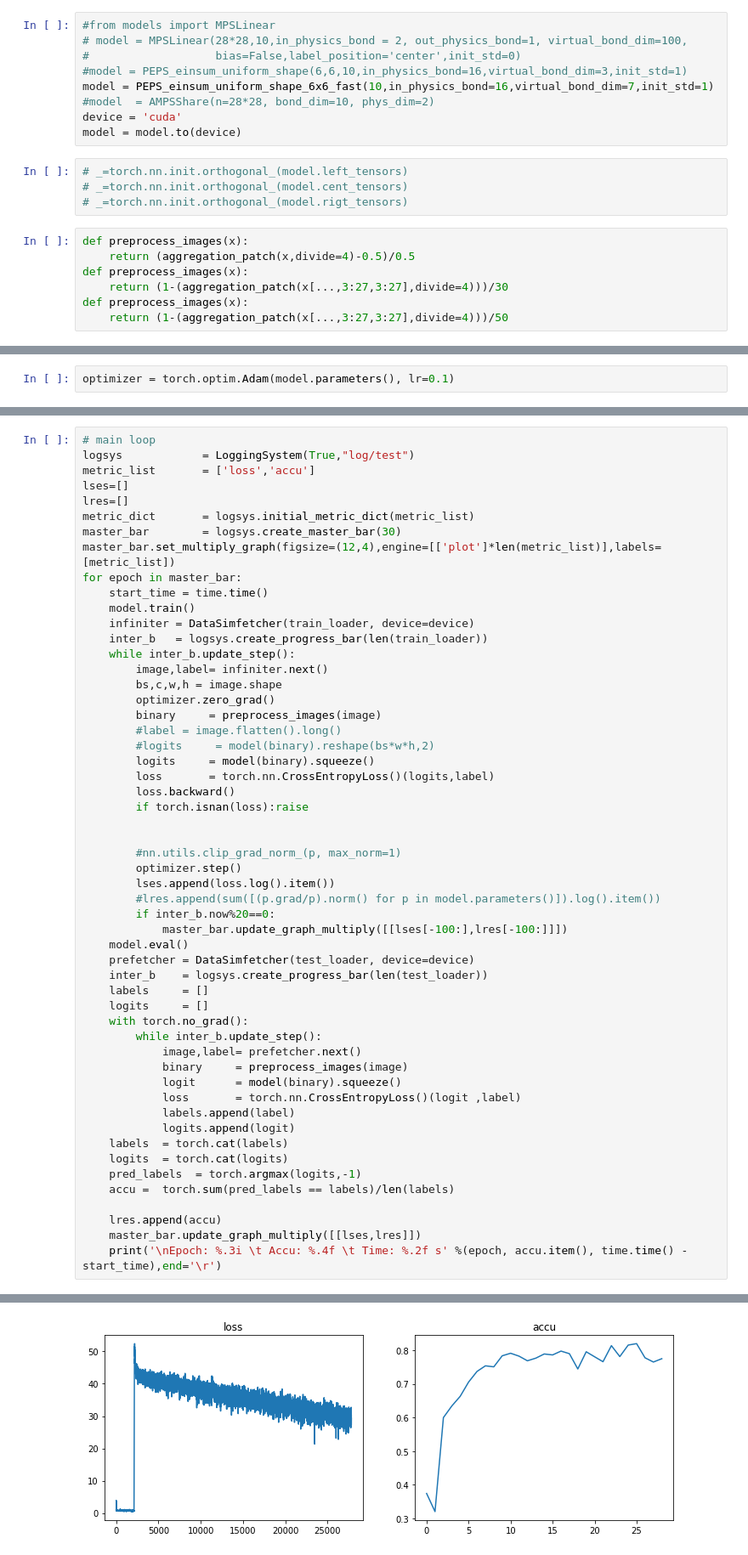
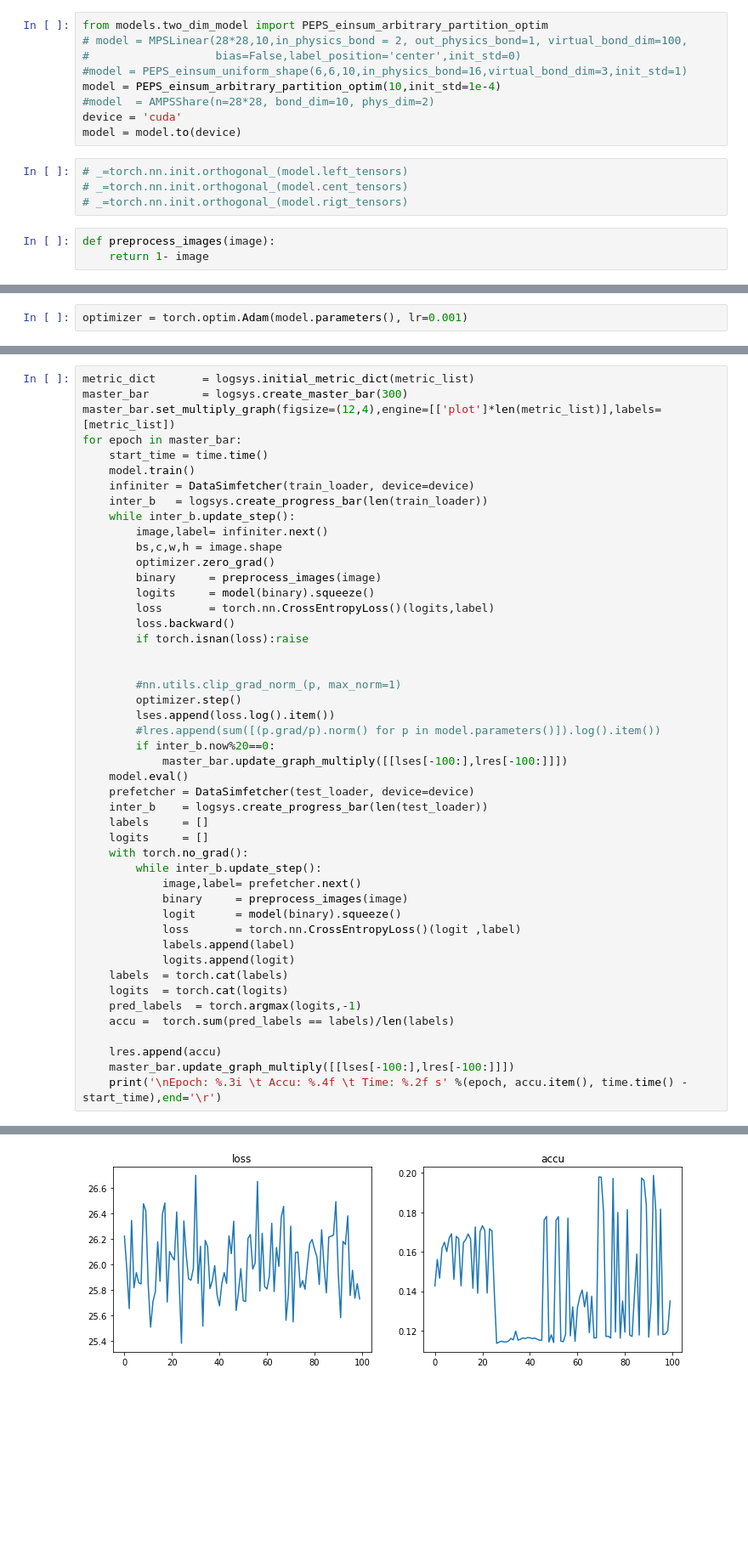
Before and after one commit to veya2ztn/TNproject, a Jupyter notebook: Model and Train.ipynb, the cells around one changed output, grey strips where cells are left out. Shown at 85% size. Cells and saved outputs as stored; diff of their text form; blank space fills up the shorter version.

Commit message:
add arbitary partition

```diff
--- a/Model and Train.ipynb
+++ b/Model and Train.ipynb
@@ -2534,9 +2769,9 @@ test_loader = torch.utils.data.DataLoader(dataset=mnist_test , batch_size=64, sh
 # %%
-#from models import MPSLinear
+from models.two_dim_model import PEPS_einsum_arbitrary_partition_optim
 # model = MPSLinear(28*28,10,in_physics_bond = 2, out_physics_bond=1, virtual_bond_dim=100,
 #                   bias=False,label_position='center',init_std=0)
 #model = PEPS_einsum_uniform_shape(6,6,10,in_physics_bond=16,virtual_bond_dim=3,init_std=1)
-model = PEPS_einsum_uniform_shape_6x6_fast(10,in_physics_bond=16,virtual_bond_dim=7,init_std=1)
+model = PEPS_einsum_arbitrary_partition_optim(10,init_std=1e-4)
 #model  = AMPSShare(n=28*28, bond_dim=10, phys_dim=2)
 device = 'cuda'
 model = model.to(device)
@@ -2544,13 +2779,9 @@ model = model.to(device)
 # _=torch.nn.init.orthogonal_(model.left_tensors)
 # _=torch.nn.init.orthogonal_(model.cent_tensors)
 # _=torch.nn.init.orthogonal_(model.rigt_tensors)
-# %%
-def preprocess_images(x):
-    return (aggregation_patch(x,divide=4)-0.5)/0.5
-def preprocess_images(x):
-    return (1-(aggregation_patch(x[...,3:27,3:27],divide=4)))/30
-def preprocess_images(x):
-    return (1-(aggregation_patch(x[...,3:27,3:27],divide=4)))/50
+# %%
+def preprocess_images(image):
+    return 1- image
 # %%
 infiniter = DataSimfetcher(train_loader, device=device)
 image,label= infiniter.next()
@@ -2565,2 +2796,2 @@ tensor(124.4898, device='cuda:0')
 # %%
-optimizer = torch.optim.Adam(model.parameters(), lr=0.1)
+optimizer = torch.optim.Adam(model.parameters(), lr=0.001)
@@ -2567,11 +2804,6 @@ optimizer = torch.optim.Adam(model.parameters(), lr=0.1)
 # %%
-# main loop
-logsys            = LoggingSystem(True,"log/test")
-metric_list       = ['loss','accu']
-lses=[]
-lres=[]
 metric_dict       = logsys.initial_metric_dict(metric_list)
-master_bar        = logsys.create_master_bar(30)
+master_bar        = logsys.create_master_bar(300)
 master_bar.set_multiply_graph(figsize=(12,4),engine=[['plot']*len(metric_list)],labels=[metric_list])
 for epoch in master_bar:
     start_time = time.time()
@@ -2583,8 +2815,6 @@ for epoch in master_bar:
         bs,c,w,h = image.shape
         optimizer.zero_grad()
         binary     = preprocess_images(image)
-        #label = image.flatten().long()
-        #logits     = model(binary).reshape(bs*w*h,2)
         logits     = model(binary).squeeze()
         loss       = torch.nn.CrossEntropyLoss()(logits,label)
         loss.backward()
@@ -2592,33 +2822,33 @@ for epoch in master_bar:
 
 
         #nn.utils.clip_grad_norm_(p, max_norm=1)
         optimizer.step()
         lses.append(loss.log().item())
         #lres.append(sum([(p.grad/p).norm() for p in model.parameters()]).log().item())
         if inter_b.now%20==0:
             master_bar.update_graph_multiply([[lses[-100:],lres[-100:]]])
     model.eval()
     prefetcher = DataSimfetcher(test_loader, device=device)
     inter_b    = logsys.create_progress_bar(len(test_loader))
     labels     = []
     logits     = []
     with torch.no_grad():
         while inter_b.update_step():
             image,label= prefetcher.next()
             binary     = preprocess_images(image)
             logit      = model(binary).squeeze()
             loss       = torch.nn.CrossEntropyLoss()(logit ,label)
             labels.append(label)
             logits.append(logit)
     labels  = torch.cat(labels)
     logits  = torch.cat(logits)
     pred_labels  = torch.argmax(logits,-1)
     accu =  torch.sum(pred_labels == labels)/len(labels)
 
     lres.append(accu)
-    master_bar.update_graph_multiply([[lses,lres]])
+    master_bar.update_graph_multiply([[lses[-100:],lres[-100:]]])
     print('\nEpoch: %.3i \t Accu: %.4f \t Time: %.2f s' %(epoch, accu.item(), time.time() - start_time),end='\r')
 # %% [output]
 log at log/test
-[figure, old version]
+[figure, new version]
 [interactive output not drawn]
```
Also changed, not shown: parts of 26 cells of this notebook, 4 other files.
